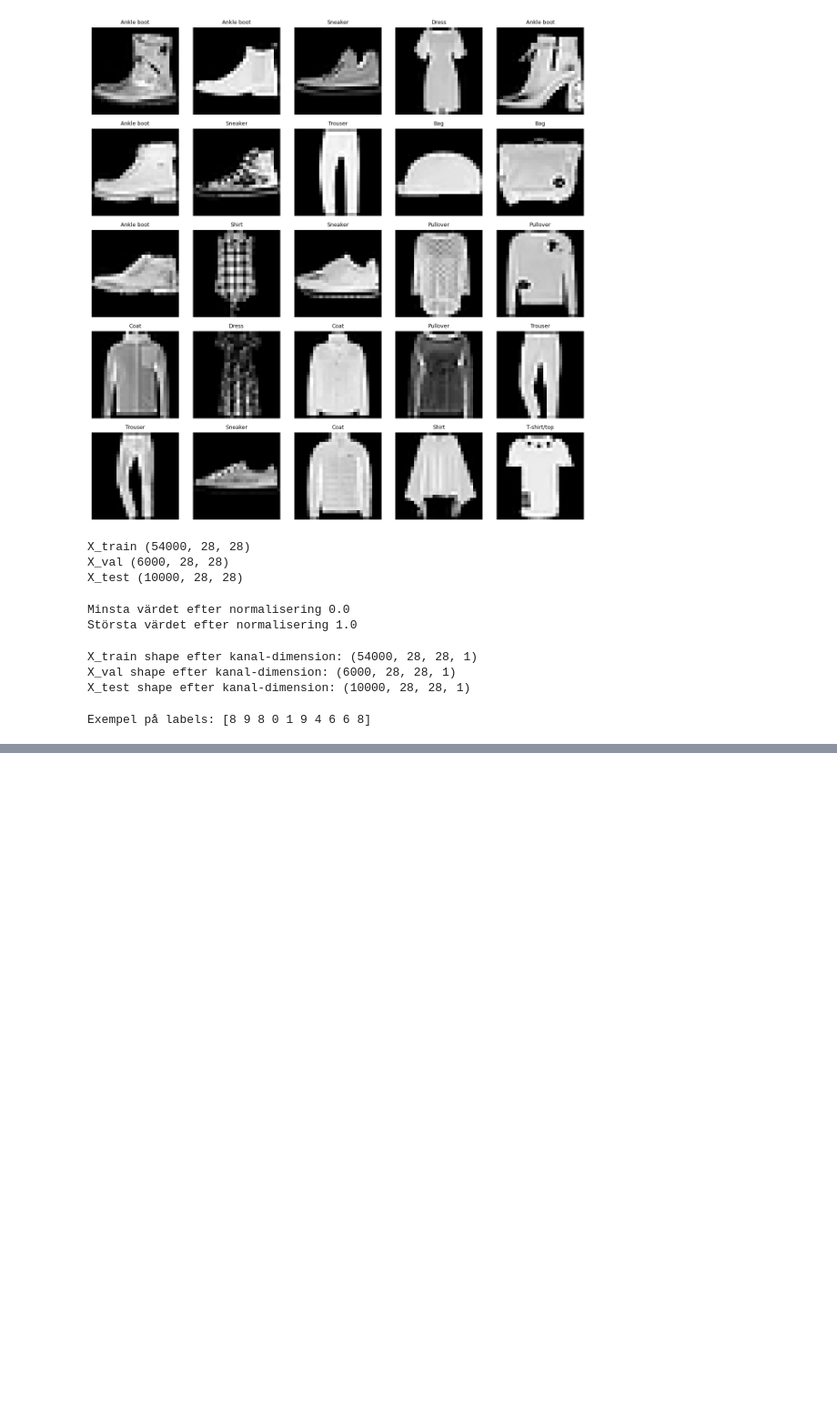
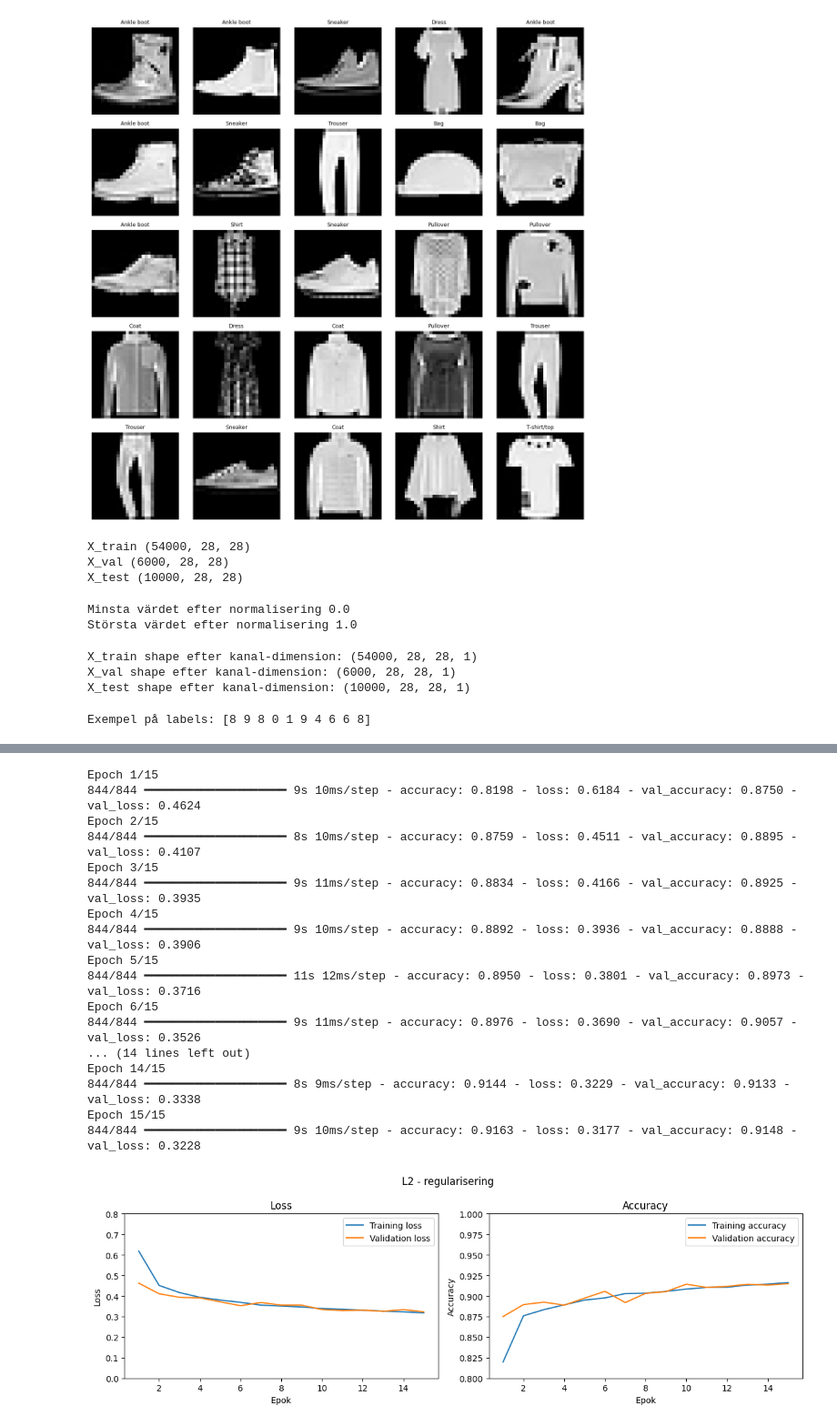
Before and after one commit to HenrikAnderss0n/Deep_learning_fashion_mnist_regularisering, a Jupyter notebook: notebooks/fasion_mnist_regularization.ipynb, the cells around one changed output, grey strips where cells are left out. Shown at 91% size. Cells and saved outputs as stored; diff of their text form; code cells hidden in the pictures; blank space fills up the shorter version.

```diff
--- a/notebooks/fasion_mnist_regularization.ipynb
+++ b/notebooks/fasion_mnist_regularization.ipynb
@@ -185,0 +551,28 @@ baseline_model = keras.Sequential([
+# %%
+history_l2_model =l2_model.fit(
+    X_train, y_train,
+    validation_data=(X_val, y_val),
+    epochs=15,
+    batch_size=64
+)
+
+plot_history(history_l2_model, "L2 - regularisering")
+# %% [output]
+Epoch 1/15
+844/844 ━━━━━━━━━━━━━━━━━━━━ 9s 10ms/step - accuracy: 0.8198 - loss: 0.6184 - val_accuracy: 0.8750 - val_loss: 0.4624
+Epoch 2/15
+844/844 ━━━━━━━━━━━━━━━━━━━━ 8s 10ms/step - accuracy: 0.8759 - loss: 0.4511 - val_accuracy: 0.8895 - val_loss: 0.4107
+Epoch 3/15
+844/844 ━━━━━━━━━━━━━━━━━━━━ 9s 11ms/step - accuracy: 0.8834 - loss: 0.4166 - val_accuracy: 0.8925 - val_loss: 0.3935
+Epoch 4/15
+844/844 ━━━━━━━━━━━━━━━━━━━━ 9s 10ms/step - accuracy: 0.8892 - loss: 0.3936 - val_accuracy: 0.8888 - val_loss: 0.3906
+Epoch 5/15
+844/844 ━━━━━━━━━━━━━━━━━━━━ 11s 12ms/step - accuracy: 0.8950 - loss: 0.3801 - val_accuracy: 0.8973 - val_loss: 0.3716
+Epoch 6/15
+844/844 ━━━━━━━━━━━━━━━━━━━━ 9s 11ms/step - accuracy: 0.8976 - loss: 0.3690 - val_accuracy: 0.9057 - val_loss: 0.3526
+... (14 lines left out)
+Epoch 14/15
+844/844 ━━━━━━━━━━━━━━━━━━━━ 8s 9ms/step - accuracy: 0.9144 - loss: 0.3229 - val_accuracy: 0.9133 - val_loss: 0.3338
+Epoch 15/15
+844/844 ━━━━━━━━━━━━━━━━━━━━ 9s 10ms/step - accuracy: 0.9163 - loss: 0.3177 - val_accuracy: 0.9148 - val_loss: 0.3228
+[figure, added]
```
Also changed, not shown: parts of 29 cells of this notebook, 8 other files.
